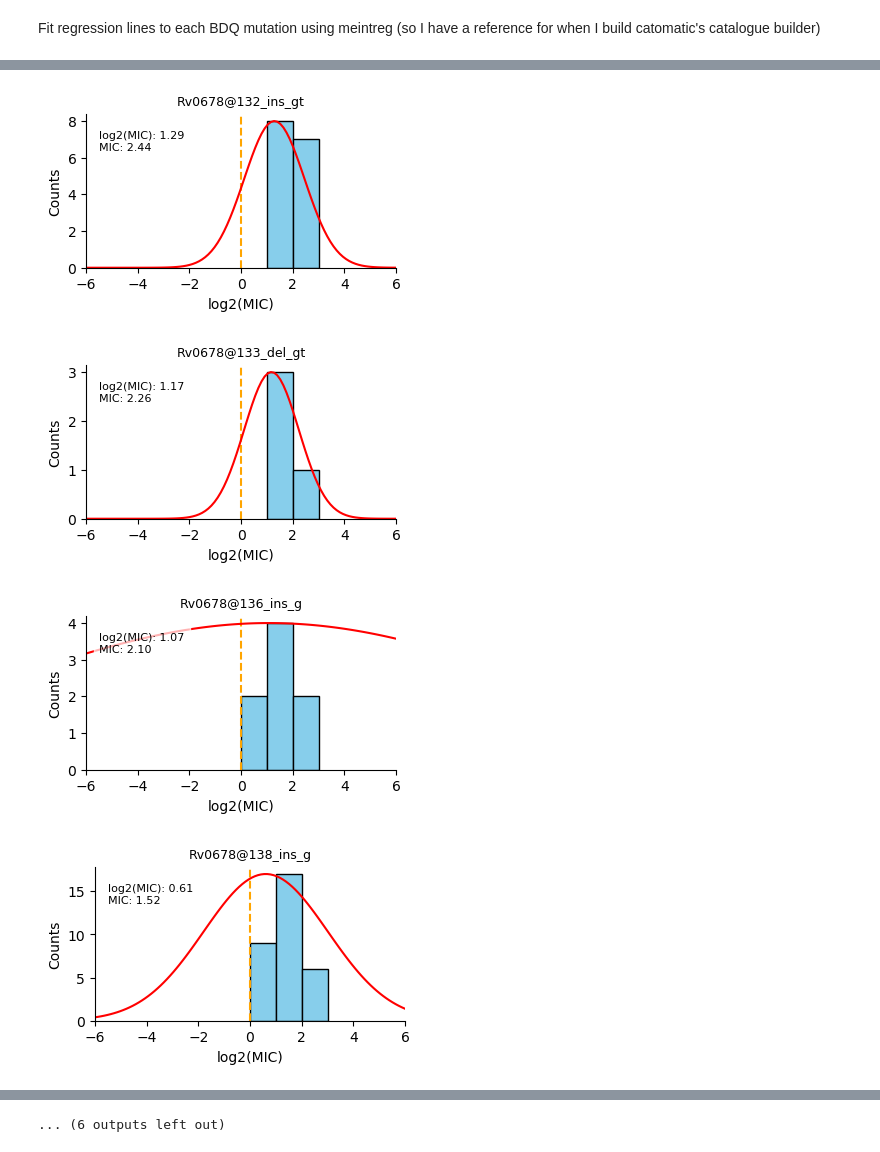
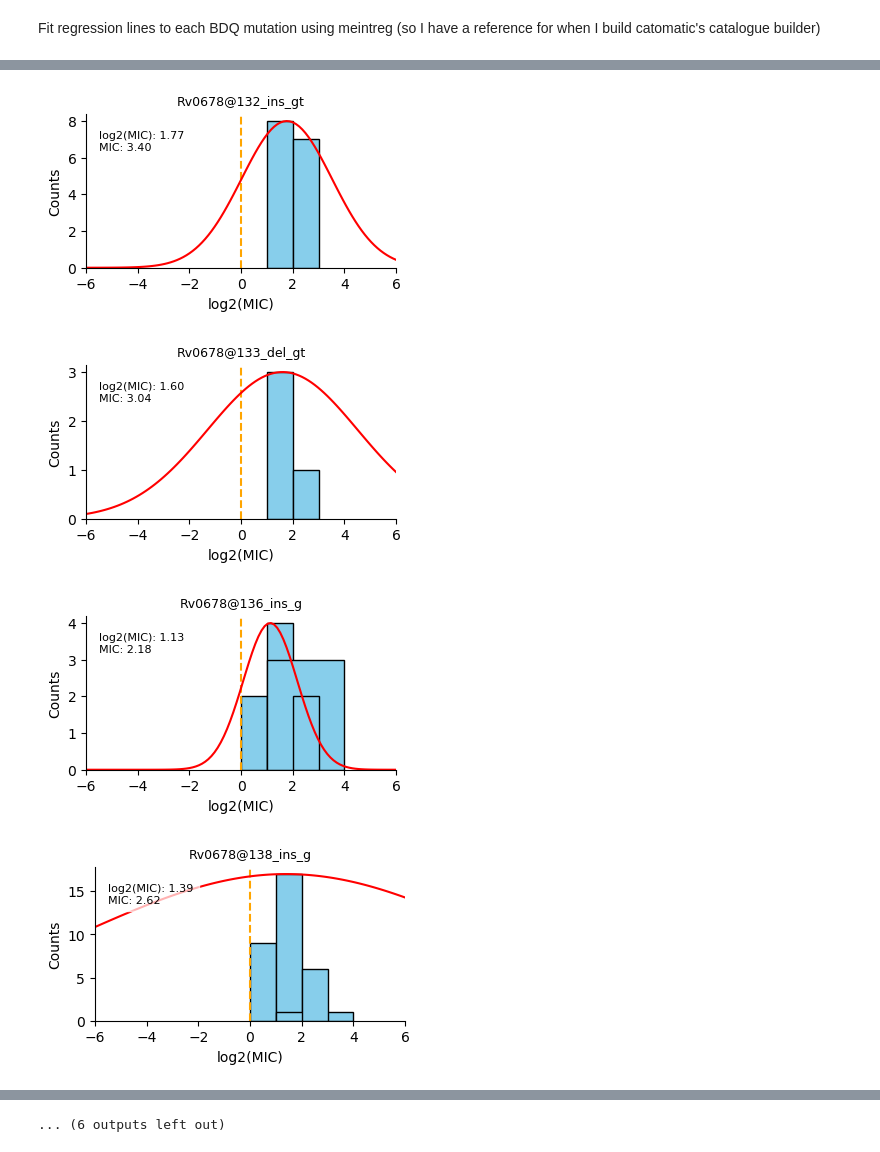
Before and after one commit to fowler-lab/catomatic, a Jupyter notebook: examples/demo.ipynb, the cells around one changed output, grey strips where cells are left out. Drawn from its saved outputs; the diff is of its cells as text; code cells hidden in the pictures.

Commit message:
fixed and random effects

```diff
--- a/examples/demo.ipynb
+++ b/examples/demo.ipynb
@@ -402,7 +381,7 @@ phenotypes = pd.read_csv('../data/ignore/phenotypes_bdq.csv').reset_index()
 phenotypes = phenotypes[~phenotypes.METHOD_MIC.isna()]
 phenotypes = phenotypes.groupby("UNIQUEID").apply(filter_multiple_phenos).reset_index(drop=True)
 
-samples = pd.merge(phenotypes, genomes, how='inner', on=['UNIQUEID'])[["UNIQUEID", "DRUG", "SOURCE", "METHOD_3", "PHENOTYPE", "METHOD_MIC", "METHOD_2"]].rename(columns={'METHOD_MIC':'MIC'})
+samples = pd.merge(phenotypes, genomes, how='inner', on=['UNIQUEID'])[["UNIQUEID", "DRUG", "SOURCE", "METHOD_3", "PHENOTYPE", "METHOD_MIC", "METHOD_2", "SITEID"]].rename(columns={'METHOD_MIC':'MIC'})
 samples = samples[samples.METHOD_3.isin(['MGIT960'])]
 
 mutations['MUTATION'] = mutations.apply(
@@ -412,4 +391,4 @@ mutations['MUTATION'] = mutations.apply(
 mutations = mutations[mutations["MUTATION"].apply(
     lambda x: x.split("@")[-1][-1] not in ['Z', 'z']
 )]
-mutations = mutations[~mutations.GENE.isin(['mmpL5', 'mmpS5'])]
+mutations = mutations[mutations.UNIQUEID.isin(samples.UNIQUEID)]
@@ -465,0 +395,4 @@ mut_y_high_log = {mut: df.loc[df['MUTATION'] == mut, 'y_high_log'].to_numpy()
+# %%
+catalogue_obj = RegressionBuilder(samples, mutations, censored=False, tail_dilutions=3, genes=['Rv0678', 'pepQ', 'atpE']).build(fixed_effects=['SITEID'], random_effects=True, cluster_distance=1, options={'gtol':1e-5, 'ftol':1e-5})
+catalogue_df = catalogue_obj.build_piezo(genbank_ref='demo_gene', catalogue_name='demo_binomial', version='0.1.1', drug='eg', wildcards='../data/demo_wildcards.json')
+catalogue_df
@@ -466,30 +413,51 @@ mut_y_high_log = {mut: df.loc[df['MUTATION'] == mut, 'y_high_log'].to_numpy()
+# %%
+df = pd.merge(samples, mutations[mutations.GENE.isin(['Rv0678', 'mmpL5', 'atpE'])], how='left', on=['UNIQUEID'])
+y_low, y_high = catalogue_obj.define_intervals(df)
+df['y_low_log'] = y_low
+df['y_high_log'] = y_high
+
+np.random.seed(0)
+
+model, effects = catalogue_obj.predict_effects(fixed_effects=['SITEID'], random_effects=True, cluster_distance=1, options={'gtol':1e-5, 'ftol':1e-5})
 # %%
 global_x_min = -6
 global_x_max = 6
 
 for _, row in effects.iterrows():
     mutation_name = row['Mutation']
-    log2_mic = row['Effect_Size']  # Assuming log2(MIC) is stored in 'Effect_Size'
+    log2_mic = row['effect_size']  # Assuming log2(MIC) is stored in 'effect_size'
     mic = row['MIC']  # Actual MIC value in the 'MIC' column
 
-    if len(mut_y_low_log[mutation_name]) > 3:
+    # Filter the DataFrame directly for the current mutation
+    mutation_df = df[df['MUTATION'] == mutation_name]
 
-        # Get the mutation-specific MIC intervals
-        mutation_y_low_log = mut_y_low_log[mutation_name]
-        mutation_y_high_log = mut_y_high_log[mutation_name]
+    if len(mutation_df) > 3:
+        # Extract the intervals directly from the DataFrame
+        mutation_intervals = list(zip(mutation_df['y_low_log'], mutation_df['y_high_log']))
 
-        # Combine the low and high log2 MIC values into interval tuples for the current mutation
-        mutation_intervals = [(low, high) for low, high in zip(mutation_y_low_log, mutation_y_high_log)]
+        # Handle np.inf by replacing high values with an arbitrarily large width
+        processed_intervals = []
+        for low, high in mutation_intervals:
+            if high == np.inf:
+                processed_intervals.append((low, global_x_max))  # Cap the high value at the plot limit
+            else:
+                processed_intervals.append((low, high))
 
         # Get unique intervals for the current mutation
-        unique_intervals = sorted(set(mutation_intervals))
+        unique_intervals = sorted(set(processed_intervals))
 
         # Calculate counts for each unique interval
-        mutation_mic_counts = [mutation_intervals.count(interval) for interval in unique_intervals]
+        mutation_mic_counts = [processed_intervals.count(interval) for interval in unique_intervals]
 
         # Extract the midpoints and widths for plotting the bars
-        interval_midpoints = [(low + high) / 2 for low, high in unique_intervals]
-        interval_widths = [high - low for low, high in unique_intervals]
+        interval_midpoints = [
+            (low + (high if high != global_x_max else global_x_max)) / 2
+            for low, high in unique_intervals
+        ]
+        interval_widths = [
+            (high - low if high != global_x_max else global_x_max - low)
+            for low, high in unique_intervals
+        ]
 
         plt.figure(figsize=(4, 2))  # Create a new figure for each mutation
 
@@ -499,39 +467,38 @@ for _, row in effects.iterrows():
 
         plt.axvline(x=0, linestyle='--', color='orange')
 
-
         # Step 2: Overlay the fitted normal distribution for the current mutation
         x_values = np.linspace(global_x_min, global_x_max, 100)
 
         # Generate the normal distribution using log2(MIC) (effect size) and std
-        y_values = norm.pdf(x_values, loc=log2_mic, scale=row['Effect_Std'])
+        y_values = norm.pdf(x_values, loc=log2_mic, scale=row['effect_std'])
 
         # Scale the normal distribution to match the height of the histogram
         y_values *= max(mutation_mic_counts) / max(y_values)
 
         # Plot the fitted curve
         plt.plot(x_values, y_values, label=f'Fitted Curve for {mutation_name}', linestyle='-', color='red')
 
         # Add text annotation for log2(MIC) and MIC
         annotation_text = f"log2(MIC): {log2_mic:.2f}\nMIC: {mic:.2f}"
         plt.text(global_x_min + 0.5, max(mutation_mic_counts) * 0.8, annotation_text, fontsize=8, color='black',
                  bbox=dict(facecolor='white', edgecolor='white', alpha=0.7))
 
         # Customize the plot
         plt.xlabel('log2(MIC)')
         plt.ylabel('Counts')
         plt.title(f'{mutation_name}', fontsize=9)  # Smaller font size
         plt.xlim([global_x_min, global_x_max])  # Set the consistent x-axis range
 
         # Remove top and right spines
         ax = plt.gca()
         ax.spines['top'].set_visible(False)
         ax.spines['right'].set_visible(False)
 
         # Show the plot for this mutation
         plt.show()
 # %% [output]
-[figure, old version]
+[figure, new version]
-[figure, old version]
+[figure, new version]
-[figure, old version]
+[figure, new version]
-[figure, old version]
+[figure, new version]
```
Also changed, not shown: parts of 22 cells of this notebook, 3 other files.
